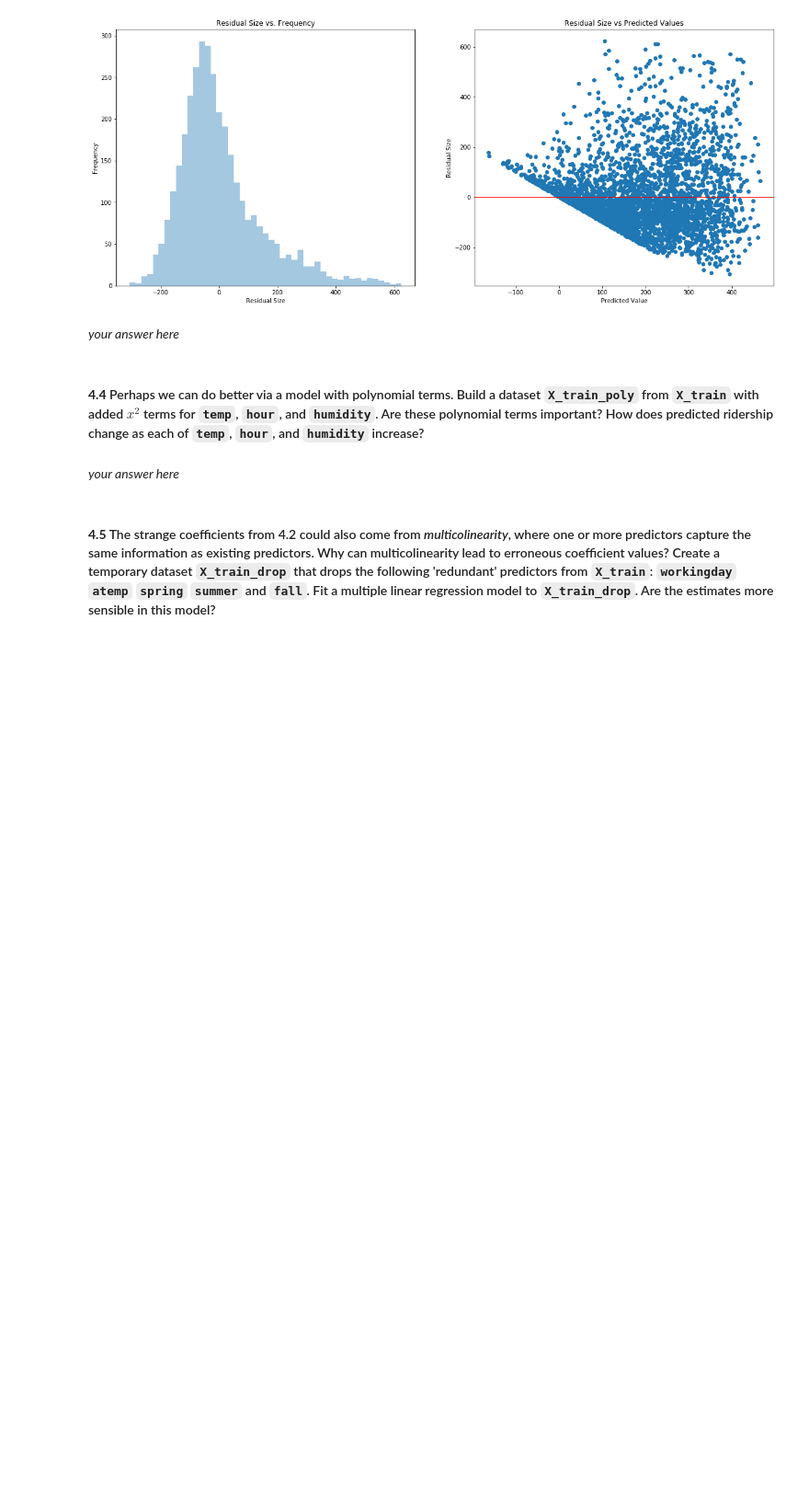
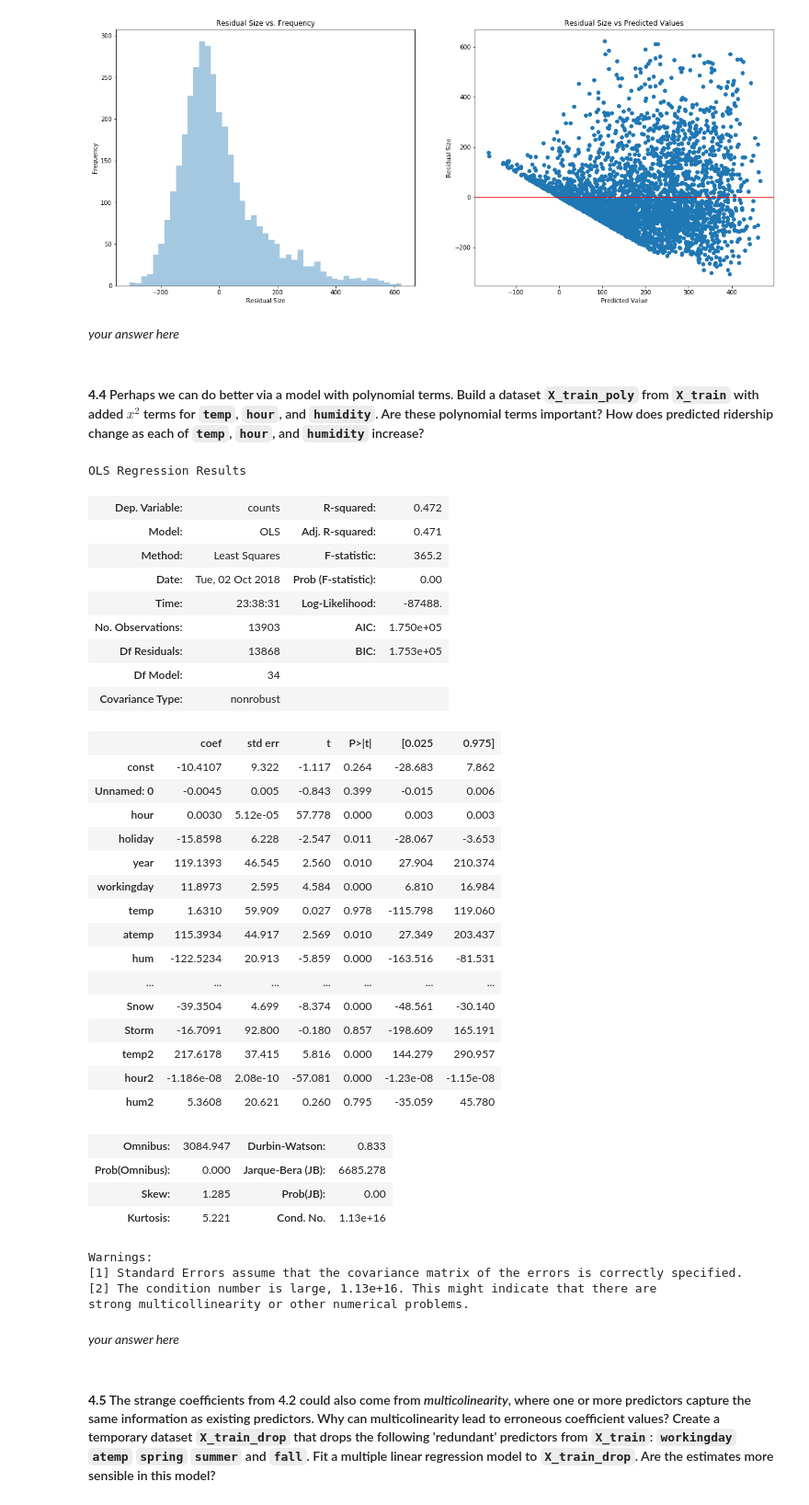
Before and after one commit to tmaounis/cs109a_hw3, a Jupyter notebook: cs109a_hw3_109.ipynb, the cells around one changed output. Shown at 92% size. Drawn from its saved outputs; the diff is of its cells as text; code cells hidden in the pictures; blank space fills up the shorter version.

```diff
--- a/cs109a_hw3_109.ipynb
+++ b/cs109a_hw3_109.ipynb
@@ -479,3 +477,52 @@ Text(0,0.5,'Residual Size')
+# %%
+# your code here
+X_train_poly = X_train
+X_train_poly["temp2"] = X_train["temp"]**2
+X_train_poly["hour2"] = X_train["hour"]**2
+X_train_poly["hum2"] = X_train["hum"]**2
+
+#X_test_poly = X_test
+#X_test_poly["temp2"] = X_test["temp"]**2
+#X_test_poly["hour2"] = X_test["hour"]**2
+#X_test_poly["hum2"] = X_test["hum"]**2
+# %%
+poly_model = OLS(y_train, X_train_poly).fit()
+poly_model.summary()
+# %% [output]
+OLS Regression Results
+| Dep. Variable: | counts | R-squared: | 0.472 |
+| Model: | OLS | Adj. R-squared: | 0.471 |
+| Method: | Least Squares | F-statistic: | 365.2 |
+| Date: | Tue, 02 Oct 2018 | Prob (F-statistic): | 0.00 |
+| Time: | 23:38:31 | Log-Likelihood: | -87488. |
+| No. Observations: | 13903 | AIC: | 1.750e+05 |
+| Df Residuals: | 13868 | BIC: | 1.753e+05 |
+| Df Model: | 34 |  |  |
+| Covariance Type: | nonrobust |  |  |
+|  | coef | std err | t | P>|t| | [0.025 | 0.975] |
+| const | -10.4107 | 9.322 | -1.117 | 0.264 | -28.683 | 7.862 |
+| Unnamed: 0 | -0.0045 | 0.005 | -0.843 | 0.399 | -0.015 | 0.006 |
+| hour | 0.0030 | 5.12e-05 | 57.778 | 0.000 | 0.003 | 0.003 |
+| holiday | -15.8598 | 6.228 | -2.547 | 0.011 | -28.067 | -3.653 |
+| year | 119.1393 | 46.545 | 2.560 | 0.010 | 27.904 | 210.374 |
+| workingday | 11.8973 | 2.595 | 4.584 | 0.000 | 6.810 | 16.984 |
+| temp | 1.6310 | 59.909 | 0.027 | 0.978 | -115.798 | 119.060 |
+| atemp | 115.3934 | 44.917 | 2.569 | 0.010 | 27.349 | 203.437 |
+| hum | -122.5234 | 20.913 | -5.859 | 0.000 | -163.516 | -81.531 |
+| ... | ... | ... | ... | ... | ... | ... |
+| Snow | -39.3504 | 4.699 | -8.374 | 0.000 | -48.561 | -30.140 |
+| Storm | -16.7091 | 92.800 | -0.180 | 0.857 | -198.609 | 165.191 |
+| temp2 | 217.6178 | 37.415 | 5.816 | 0.000 | 144.279 | 290.957 |
+| hour2 | -1.186e-08 | 2.08e-10 | -57.081 | 0.000 | -1.23e-08 | -1.15e-08 |
+| hum2 | 5.3608 | 20.621 | 0.260 | 0.795 | -35.059 | 45.780 |
+| Omnibus: | 3084.947 | Durbin-Watson: | 0.833 |
+| Prob(Omnibus): | 0.000 | Jarque-Bera (JB): | 6685.278 |
+| Skew: | 1.285 | Prob(JB): | 0.00 |
+| Kurtosis: | 5.221 | Cond. No. | 1.13e+16 |
+Warnings:
+[1] Standard Errors assume that the covariance matrix of the errors is correctly specified.
+[2] The condition number is large, 1.13e+16. This might indicate that there are
+strong multicollinearity or other numerical problems.
 # %% [markdown]
 *your answer here*
 # %% [markdown]
```
Also changed, not shown: parts of 4 cells of this notebook.
